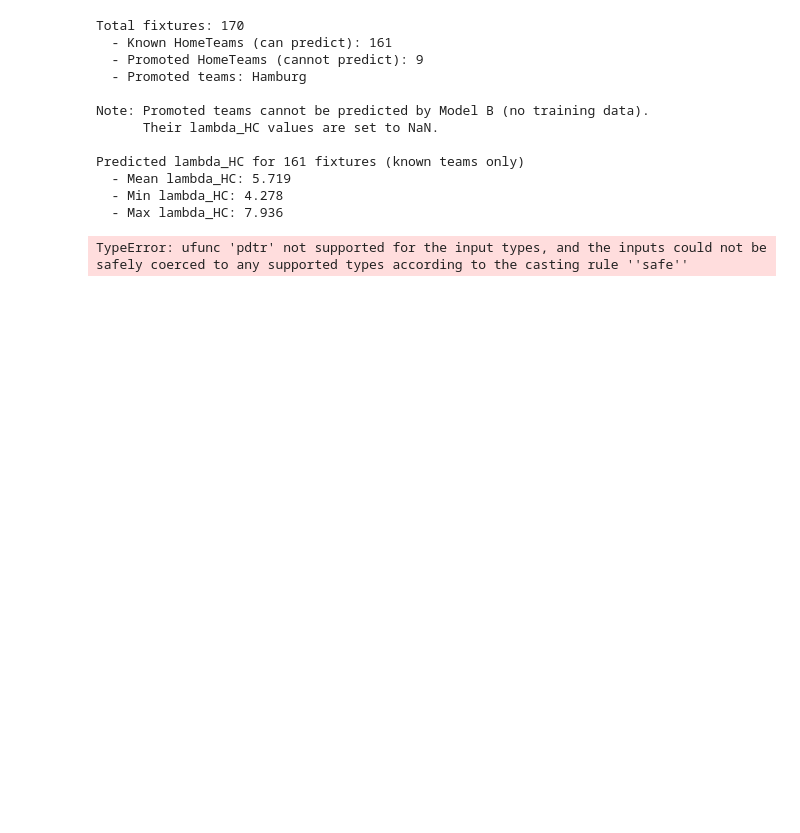
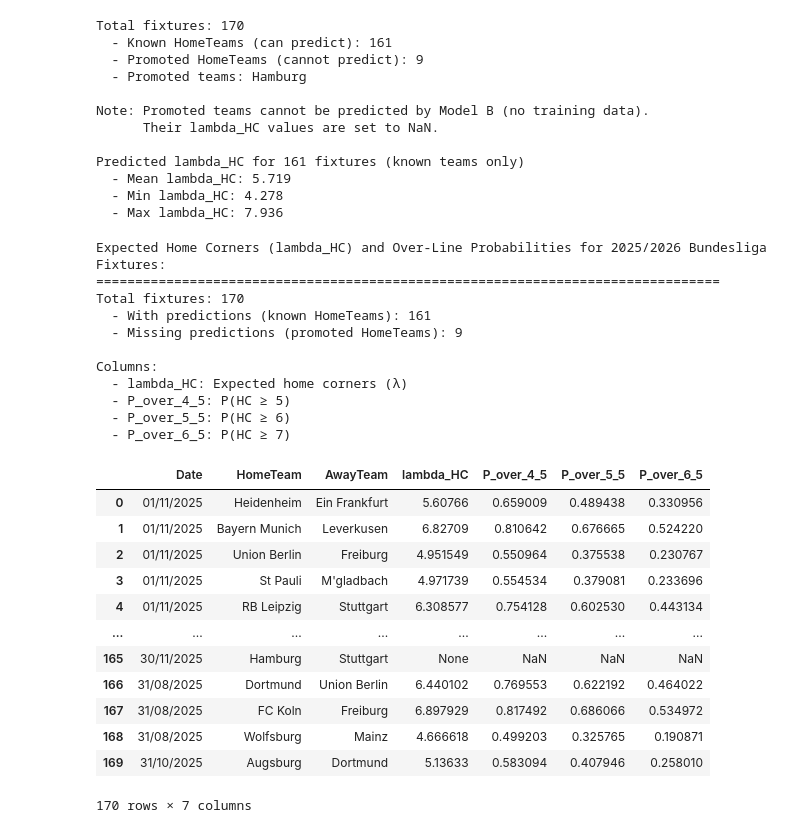
Before and after one commit to Acon3078/corners, a Jupyter notebook: Notebook.ipynb, the cells around one changed output. Cells and saved outputs as stored; diff of their text form; code cells hidden in the pictures; blank space fills up the shorter version.

Commit message:
Addressed TypeError and provided solution.

```diff
--- a/Notebook.ipynb
+++ b/Notebook.ipynb
@@ -1184,6 +1184,7 @@ Predicted lambda_HC for 161 fixtures (known teams only)
 # Compute over-line probabilities and display final results
 
 from scipy.stats import poisson
+import numpy as np
 
 # Verify lambda_HC exists
 if 'lambda_HC' not in upcoming_df.columns:
@@ -1197,17 +1198,27 @@ if 'lambda_HC' not in upcoming_df.columns:
 upcoming_df = upcoming_df.copy()
 
 # Initialize probability columns with NaN
-upcoming_df["P_over_4_5"] = None
-upcoming_df["P_over_5_5"] = None
-upcoming_df["P_over_6_5"] = None
+upcoming_df["P_over_4_5"] = np.nan
+upcoming_df["P_over_5_5"] = np.nan
+upcoming_df["P_over_6_5"] = np.nan
 
 # Compute probabilities only for rows with valid lambda_HC
 mask_valid = upcoming_df['lambda_HC'].notna()
 if mask_valid.sum() > 0:
-    mu = upcoming_df.loc[mask_valid, "lambda_HC"]
-    upcoming_df.loc[mask_valid, "P_over_4_5"] = 1 - poisson.cdf(4, mu=mu)
-    upcoming_df.loc[mask_valid, "P_over_5_5"] = 1 - poisson.cdf(5, mu=mu)
-    upcoming_df.loc[mask_valid, "P_over_6_5"] = 1 - poisson.cdf(6, mu=mu)
+    # Convert to numeric array to avoid dtype issues
+    mu = pd.to_numeric(upcoming_df.loc[mask_valid, "lambda_HC"], errors='coerce')
+    # Filter out any NaN that might have been introduced
+    mu_valid = mu.dropna()
+    valid_indices = mu_valid.index
+
+    if len(mu_valid) > 0:
+        # Convert to numpy array for scipy compatibility
+        mu_array = mu_valid.values.astype(float)
+
+        # Compute probabilities
+        upcoming_df.loc[valid_indices, "P_over_4_5"] = 1 - poisson.cdf(4, mu=mu_array)
+        upcoming_df.loc[valid_indices, "P_over_5_5"] = 1 - poisson.cdf(5, mu=mu_array)
+        upcoming_df.loc[valid_indices, "P_over_6_5"] = 1 - poisson.cdf(6, mu=mu_array)
 
 # Select output columns
 output_cols = [
@@ -1221,31 +1232,54 @@ output_cols = [
 ]
 
 # Verify all columns exist
 missing_cols = set(output_cols) - set(upcoming_df.columns)
 if missing_cols:
     raise ValueError(f"Missing required columns: {sorted(missing_cols)}")
 
 # Create output DataFrame and sort by Date
 output_df = upcoming_df[output_cols].copy()
 output_df = output_df.sort_values('Date').reset_index(drop=True)
 
 # Count predictions vs missing values
 predicted_count = output_df['lambda_HC'].notna().sum()
 missing_count = output_df['lambda_HC'].isna().sum()
 
 print("Expected Home Corners (lambda_HC) and Over-Line Probabilities for 2025/2026 Bundesliga Fixtures:")
 print("=" * 80)
 print(f"Total fixtures: {len(output_df)}")
 print(f"  - With predictions (known HomeTeams): {predicted_count}")
 print(f"  - Missing predictions (promoted HomeTeams): {missing_count}")
 print()
 print("Columns:")
 print("  - lambda_HC: Expected home corners (λ)")
 print("  - P_over_4_5: P(HC ≥ 5)")
 print("  - P_over_5_5: P(HC ≥ 6)")
 print("  - P_over_6_5: P(HC ≥ 7)")
 print()
 
 display(output_df)
 # %% [output]
-TypeError: ufunc 'pdtr' not supported for the input types, and the inputs could not be safely coerced to any supported types according to the casting rule ''safe''
+Expected Home Corners (lambda_HC) and Over-Line Probabilities for 2025/2026 Bundesliga Fixtures:
+================================================================================
+Total fixtures: 170
+  - With predictions (known HomeTeams): 161
+  - Missing predictions (promoted HomeTeams): 9
+
+Columns:
+  - lambda_HC: Expected home corners (λ)
+  - P_over_4_5: P(HC ≥ 5)
+  - P_over_5_5: P(HC ≥ 6)
+  - P_over_6_5: P(HC ≥ 7)
+|  | Date | HomeTeam | AwayTeam | lambda_HC | P_over_4_5 | P_over_5_5 | P_over_6_5 |
+| 0 | 01/11/2025 | Heidenheim | Ein Frankfurt | 5.60766 | 0.659009 | 0.489438 | 0.330956 |
+| 1 | 01/11/2025 | Bayern Munich | Leverkusen | 6.82709 | 0.810642 | 0.676665 | 0.524220 |
+| 2 | 01/11/2025 | Union Berlin | Freiburg | 4.951549 | 0.550964 | 0.375538 | 0.230767 |
+| 3 | 01/11/2025 | St Pauli | M'gladbach | 4.971739 | 0.554534 | 0.379081 | 0.233696 |
+| 4 | 01/11/2025 | RB Leipzig | Stuttgart | 6.308577 | 0.754128 | 0.602530 | 0.443134 |
+| ... | ... | ... | ... | ... | ... | ... | ... |
+| 165 | 30/11/2025 | Hamburg | Stuttgart | None | NaN | NaN | NaN |
+| 166 | 31/08/2025 | Dortmund | Union Berlin | 6.440102 | 0.769553 | 0.622192 | 0.464022 |
+| 167 | 31/08/2025 | FC Koln | Freiburg | 6.897929 | 0.817492 | 0.686066 | 0.534972 |
+| 168 | 31/08/2025 | Wolfsburg | Mainz | 4.666618 | 0.499203 | 0.325765 | 0.190871 |
+| 169 | 31/10/2025 | Augsburg | Dortmund | 5.13633 | 0.583094 | 0.407946 | 0.258010 |
+170 rows × 7 columns
```
